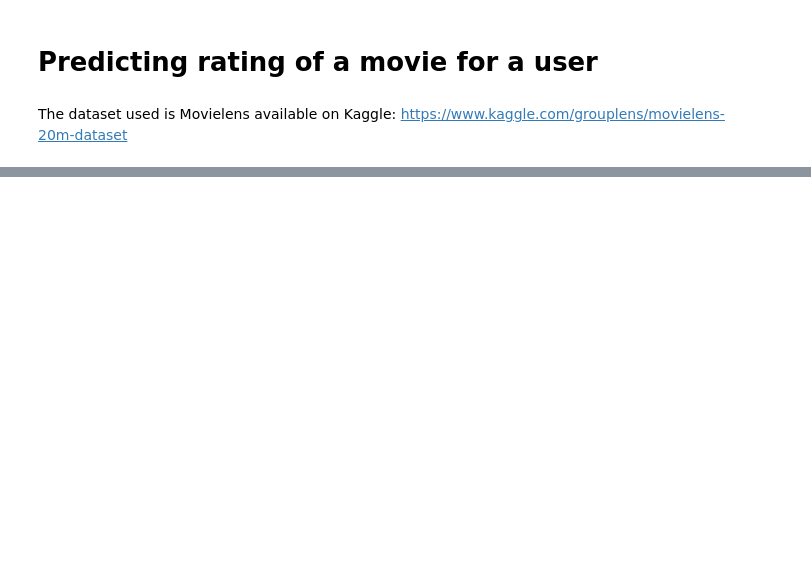
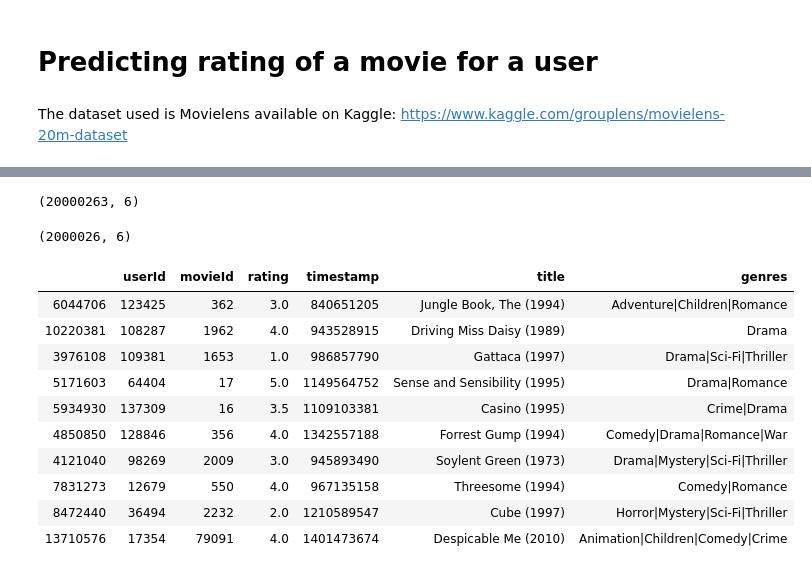
Before and after one commit to malhamid/Embeddings, a Jupyter notebook: Rating Prediction.ipynb, the cells around one changed output, grey strips where cells are left out. Saved outputs shown, nothing was run; the diff lists cells and outputs as text; code cells hidden in the pictures; blank space fills up the shorter version.

```diff
--- a/Rating Prediction.ipynb
+++ b/Rating Prediction.ipynb
@@ -80,0 +47,24 @@ model.compile(
+# %%
+# Merging the two csv files into one dataset. The join column is "movieId"
+merge_df = ratings_df.merge(movies_df, on='movieId').sort_values(by='userId')
+merge_df.shape
+# %% [output]
+(20000263, 6)
+# %%
+# The dataset is quite big (20M records). Will sample 10% as the objective is to understand how Embeddings work
+df = merge_df.sample(frac=0.1, random_state=1) # Shuffle
+print(df.shape)
+df.head(10)
+# %% [output]
+(2000026, 6)
+|  | userId | movieId | rating | timestamp | title | genres |
+| 6044706 | 123425 | 362 | 3.0 | 840651205 | Jungle Book, The (1994) | Adventure|Children|Romance |
+| 10220381 | 108287 | 1962 | 4.0 | 943528915 | Driving Miss Daisy (1989) | Drama |
+| 3976108 | 109381 | 1653 | 1.0 | 986857790 | Gattaca (1997) | Drama|Sci-Fi|Thriller |
+| 5171603 | 64404 | 17 | 5.0 | 1149564752 | Sense and Sensibility (1995) | Drama|Romance |
+| 5934930 | 137309 | 16 | 3.5 | 1109103381 | Casino (1995) | Crime|Drama |
+| 4850850 | 128846 | 356 | 4.0 | 1342557188 | Forrest Gump (1994) | Comedy|Drama|Romance|War |
+| 4121040 | 98269 | 2009 | 3.0 | 945893490 | Soylent Green (1973) | Drama|Mystery|Sci-Fi|Thriller |
+| 7831273 | 12679 | 550 | 4.0 | 967135158 | Threesome (1994) | Comedy|Romance |
+| 8472440 | 36494 | 2232 | 2.0 | 1210589547 | Cube (1997) | Horror|Mystery|Sci-Fi|Thriller |
+| 13710576 | 17354 | 79091 | 4.0 | 1401473674 | Despicable Me (2010) | Animation|Children|Comedy|Crime |
```
Also changed, not shown: parts of 22 cells of this notebook.
